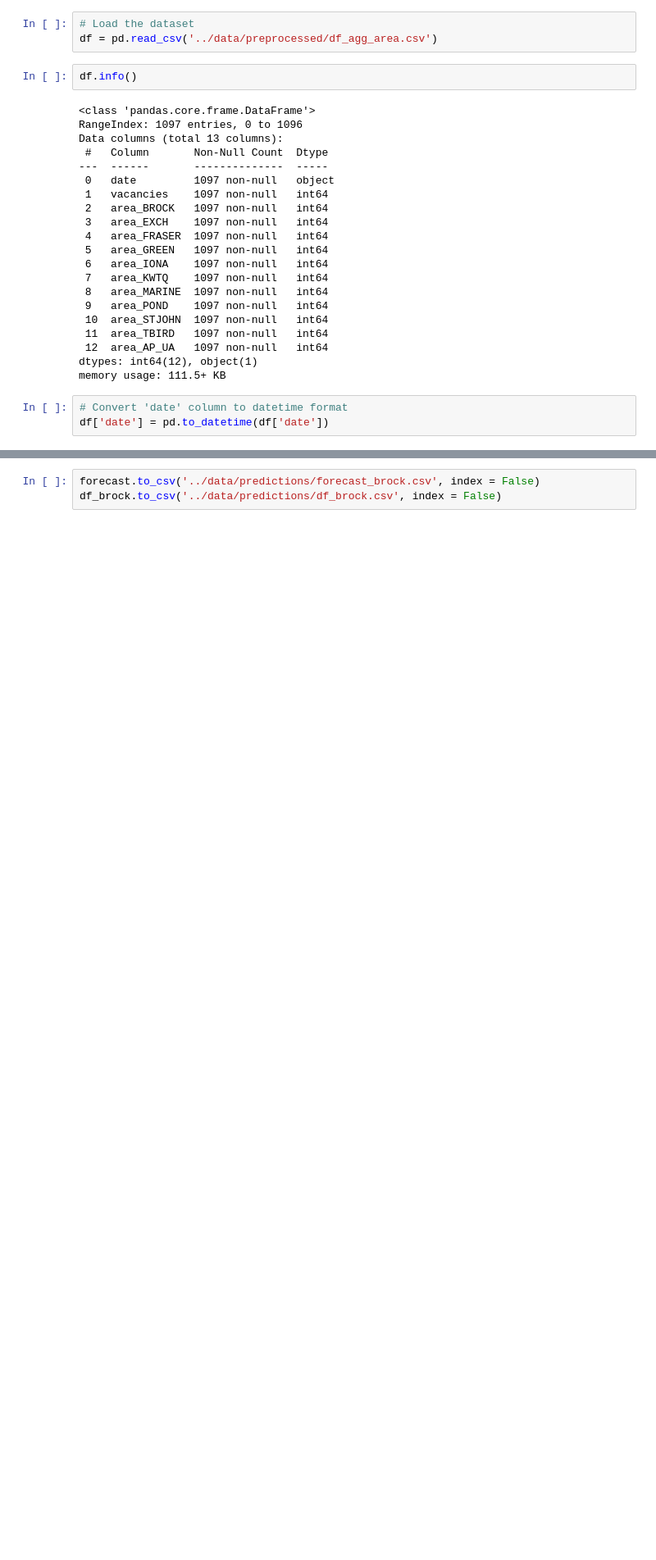
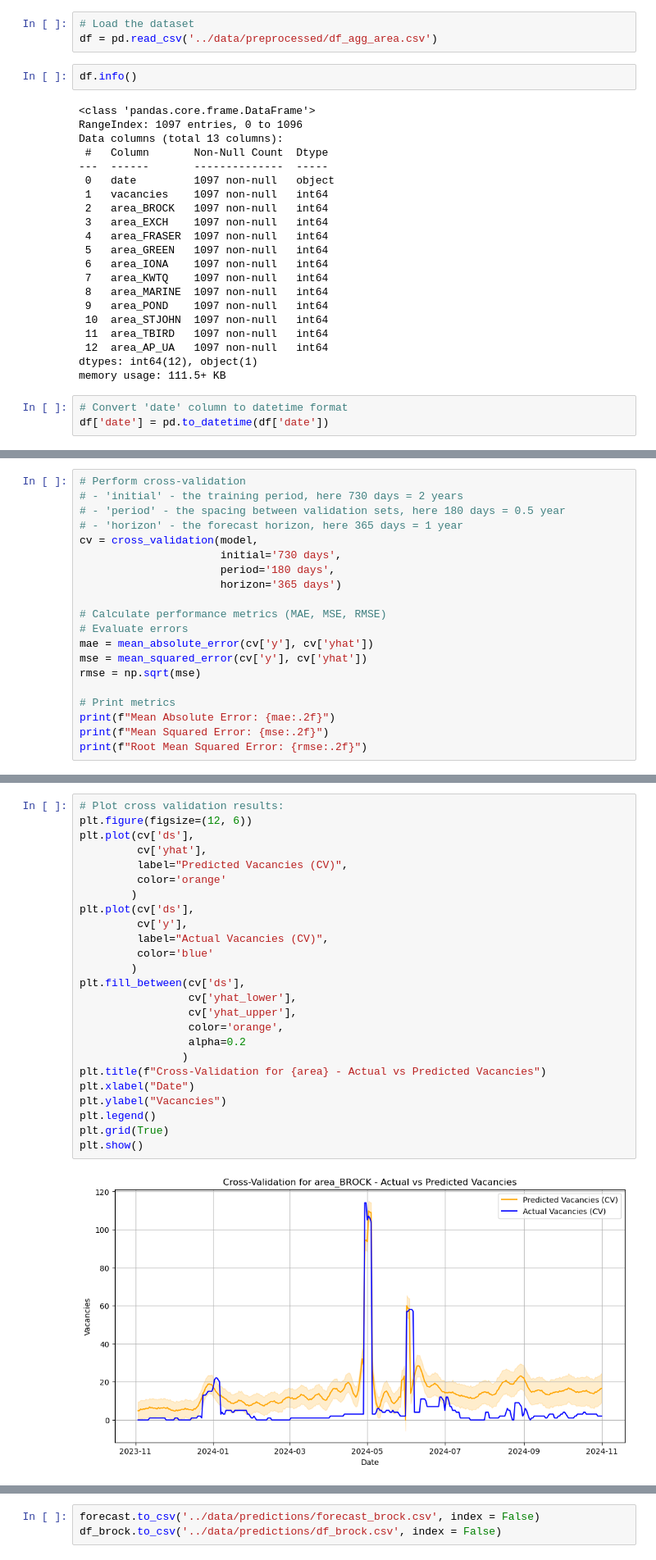
Before and after one commit to wjura/vacancy-predictions, a Jupyter notebook: notebooks/prophet_brock.ipynb, the cells around one changed output, grey strips where cells are left out. Shown at 82% size. Cells and saved outputs as stored; diff of their text form; blank space fills up the shorter version.

```diff
--- a/notebooks/prophet_brock.ipynb
+++ b/notebooks/prophet_brock.ipynb
@@ -195,0 +184,20 @@ plt.show()
+# %%
+# Perform cross-validation
+# - 'initial' - the training period, here 730 days = 2 years
+# - 'period' - the spacing between validation sets, here 180 days = 0.5 year
+# - 'horizon' - the forecast horizon, here 365 days = 1 year
+cv = cross_validation(model,
+                      initial='730 days',
+                      period='180 days',
+                      horizon='365 days')
+
+# Calculate performance metrics (MAE, MSE, RMSE)
+# Evaluate errors
+mae = mean_absolute_error(cv['y'], cv['yhat'])
+mse = mean_squared_error(cv['y'], cv['yhat'])
+rmse = np.sqrt(mse)
+
+# Print metrics
+print(f"Mean Absolute Error: {mae:.2f}")
+print(f"Mean Squared Error: {mse:.2f}")
+print(f"Root Mean Squared Error: {rmse:.2f}")
@@ -195,0 +210,27 @@ plt.show()
+# %%
+# Plot cross validation results:
+plt.figure(figsize=(12, 6))
+plt.plot(cv['ds'],
+         cv['yhat'],
+         label="Predicted Vacancies (CV)",
+         color='orange'
+        )
+plt.plot(cv['ds'],
+         cv['y'],
+         label="Actual Vacancies (CV)",
+         color='blue'
+        )
+plt.fill_between(cv['ds'],
+                 cv['yhat_lower'],
+                 cv['yhat_upper'],
+                 color='orange',
+                 alpha=0.2
+                )
+plt.title(f"Cross-Validation for {area} - Actual vs Predicted Vacancies")
+plt.xlabel("Date")
+plt.ylabel("Vacancies")
+plt.legend()
+plt.grid(True)
+plt.show()
+# %% [output]
+[figure, added]
```
Also changed, not shown: parts of 16 cells of this notebook, 38 other files.
